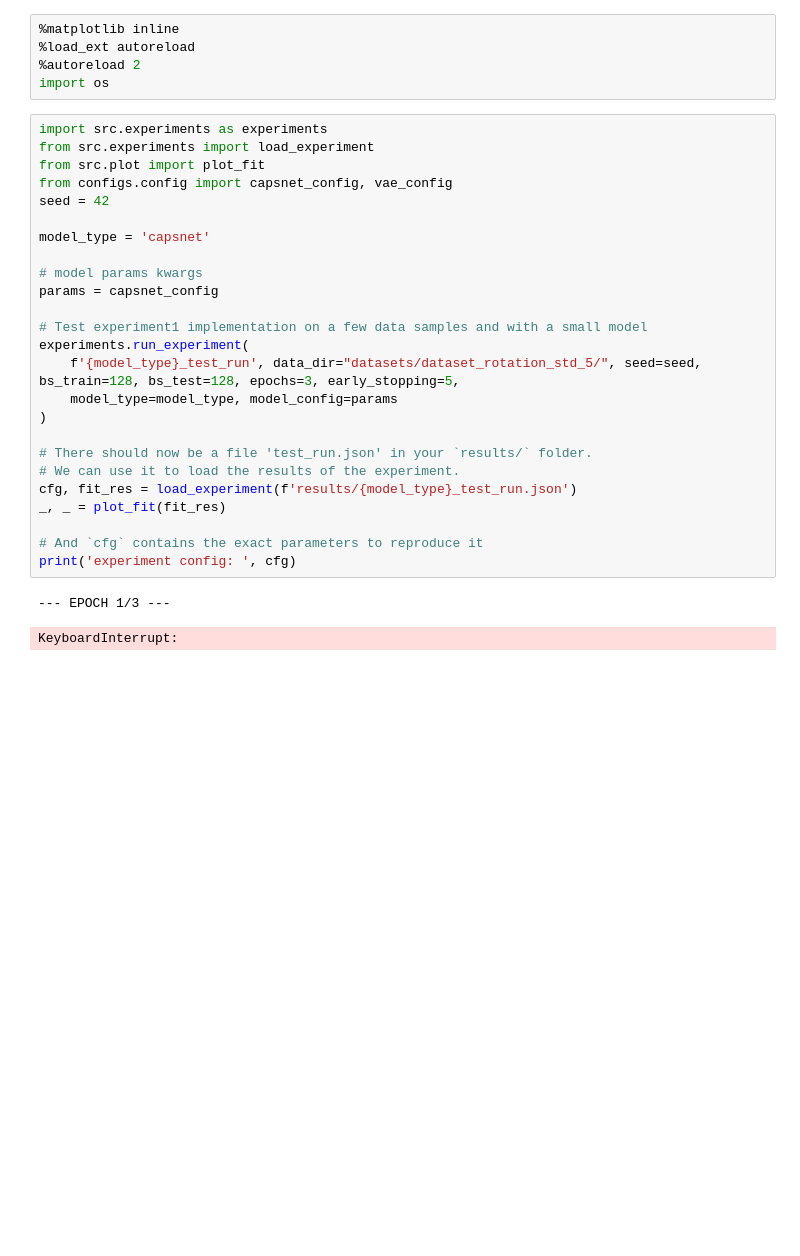
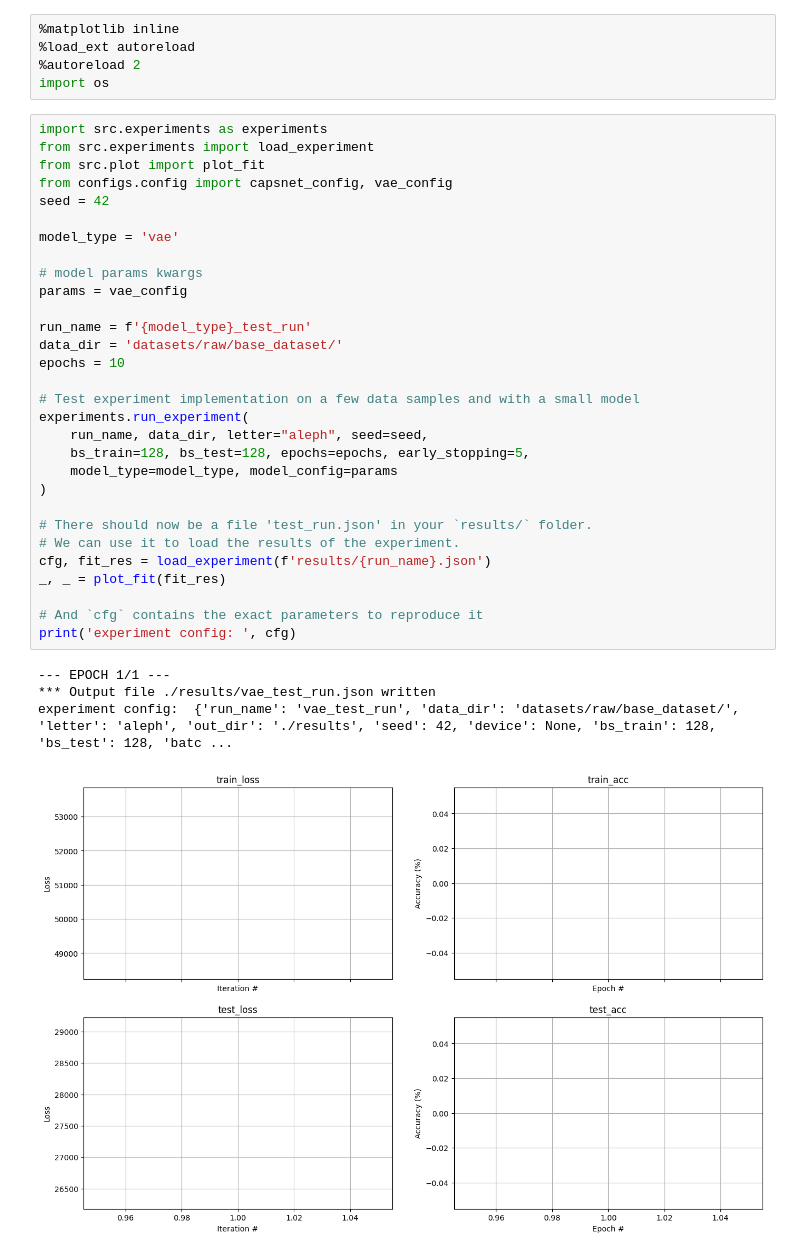
Before and after one commit to bensapirstein/DeepGraphemics, a Jupyter notebook: 4_experiments.ipynb, the cells around one changed output. Drawn from its saved outputs; the diff is of its cells as text; blank space fills up the shorter version.

Commit message:
experiments

```diff
--- a/4_experiments.ipynb
+++ b/4_experiments.ipynb
@@ -9,29 +28,36 @@ import os
 # %%
 import src.experiments as experiments
 from src.experiments import load_experiment
 from src.plot import plot_fit
 from configs.config import capsnet_config, vae_config
 seed = 42
 
-model_type = 'capsnet'
+model_type = 'vae'
 
 # model params kwargs
-params = capsnet_config
+params = vae_config
 
-# Test experiment1 implementation on a few data samples and with a small model
+run_name = f'{model_type}_test_run'
+data_dir = 'datasets/raw/base_dataset/'
+epochs = 10
+
+# Test experiment implementation on a few data samples and with a small model
 experiments.run_experiment(
-    f'{model_type}_test_run', data_dir="datasets/dataset_rotation_std_5/", seed=seed, bs_train=128, bs_test=128, epochs=3, early_stopping=5,
+    run_name, data_dir, letter="aleph", seed=seed,
+    bs_train=128, bs_test=128, epochs=epochs, early_stopping=5,
     model_type=model_type, model_config=params
 )
 
 # There should now be a file 'test_run.json' in your `results/` folder.
 # We can use it to load the results of the experiment.
-cfg, fit_res = load_experiment(f'results/{model_type}_test_run.json')
+cfg, fit_res = load_experiment(f'results/{run_name}.json')
 _, _ = plot_fit(fit_res)
 
 # And `cfg` contains the exact parameters to reproduce it
 print('experiment config: ', cfg)
 # %% [output]
---- EPOCH 1/3 ---
+--- EPOCH 1/1 ---
+*** Output file ./results/vae_test_run.json written
+experiment config:  {'run_name': 'vae_test_run', 'data_dir': 'datasets/raw/base_dataset/', 'letter': 'aleph', 'out_dir': './results', 'seed': 42, 'device': None, 'bs_train': 128, 'bs_test': 128, 'batc ...
-KeyboardInterrupt:
+[figure, added]
 # %%
```
Also changed, not shown: parts of 4 cells of this notebook, 5 other files.
